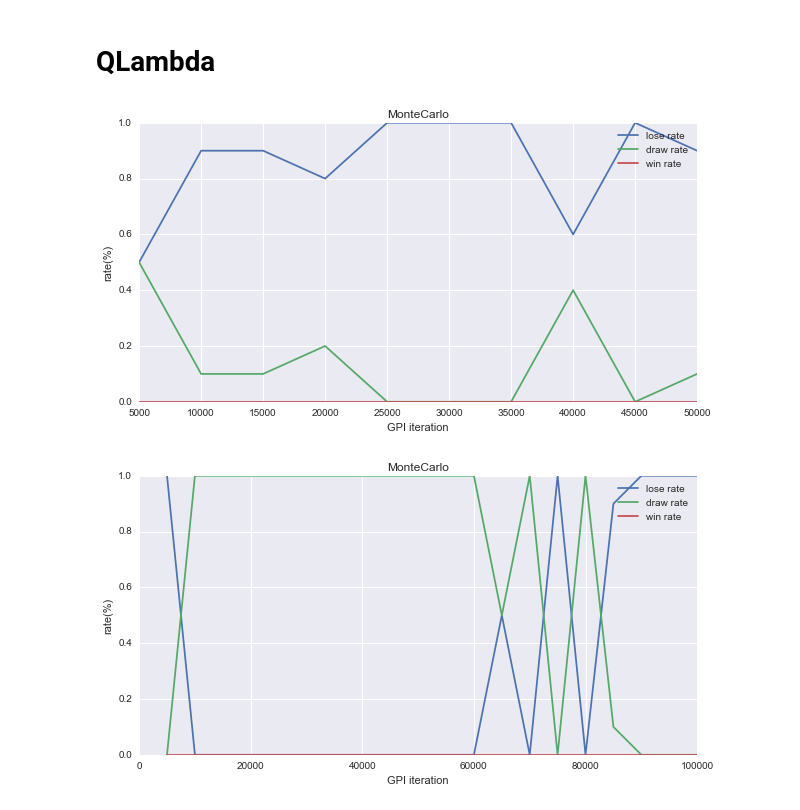
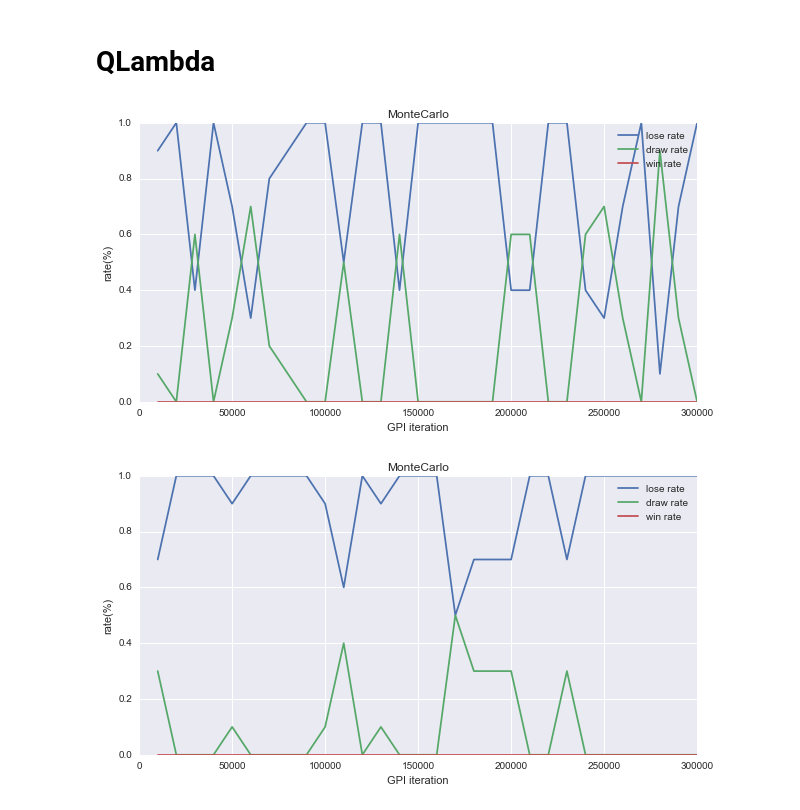
Before and after one commit to ishikota/kyoka, a Jupyter notebook: sample/ticktacktoe/notebook/ticktacktoe_performance_test.ipynb, the cells around one changed output. Cells and saved outputs as stored; diff of their text form; code cells hidden in the pictures.

```diff
--- a/sample/ticktacktoe/notebook/ticktacktoe_performance_test.ipynb
+++ b/sample/ticktacktoe/notebook/ticktacktoe_performance_test.ipynb
@@ -38,7 +38,7 @@ from sample.ticktacktoe.ticktacktoe_performance_logger import TickTackToePerform
 # %%
 LOG_INTERVAL = 1000
 TEST_GAME_COUNT = 10
-TEST_INTERVAL = 5000
+TEST_INTERVAL = 10000
 IS_FIRST_PLAYER = True
 
 domain = TickTackToeDomain(is_first_player=IS_FIRST_PLAYER)
@@ -159,16 +166,16 @@ visualize_test_result(performance_test_result)
 # %% [markdown]
 # QLambda
 # %%
-TEST_LENGTH = 50000
+TEST_LENGTH = 300000
 EPSILON = 0.3
-performance_test_result = run_performance_test(QLambda(), epsilon=EPSILON, test_length=TEST_LENGTH)
+performance_test_result = run_performance_test(QLambda(alpha=0.1, gamma=0.7), epsilon=EPSILON, test_length=TEST_LENGTH)
 visualize_test_result(performance_test_result)
 # %% [output]
-[figure, old version]
+[figure, new version]
 # %%
-TEST_LENGTH = 100000
+TEST_LENGTH = 300000
 EPSILON = 0.7
-performance_test_result = run_performance_test(QLambda(), epsilon=EPSILON, test_length=TEST_LENGTH)
+performance_test_result = run_performance_test(QLambda(alpha=0.1, gamma=0.7), epsilon=EPSILON, test_length=TEST_LENGTH)
 visualize_test_result(performance_test_result)
 # %% [output]
-[figure, old version]
+[figure, new version]
```
Also changed, not shown: parts of 10 cells of this notebook.
